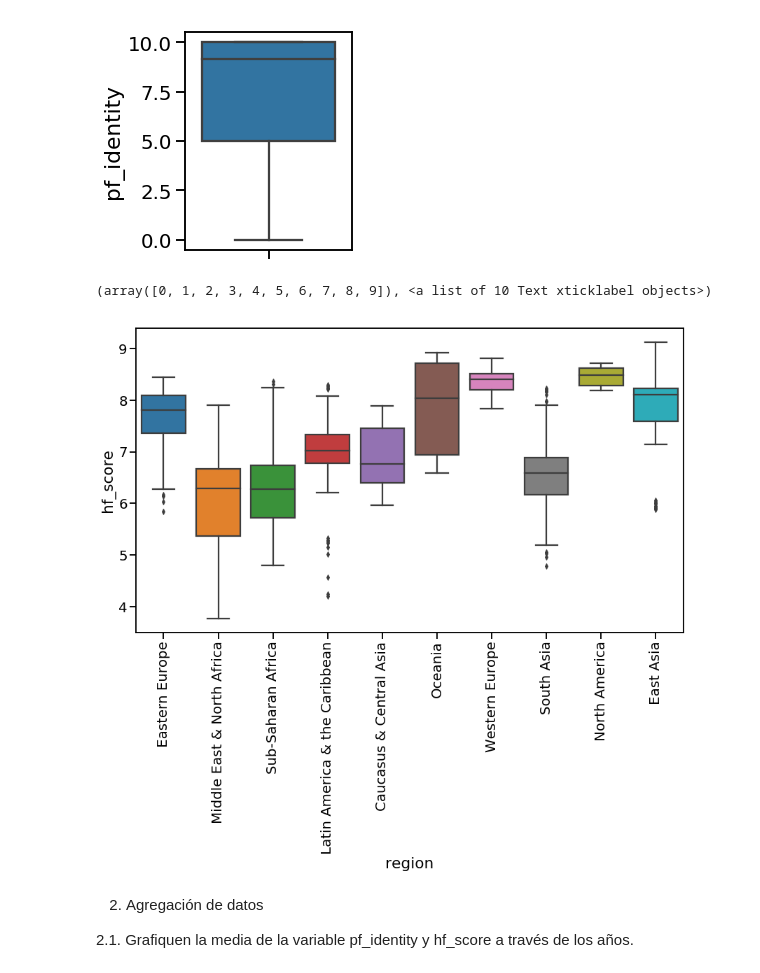
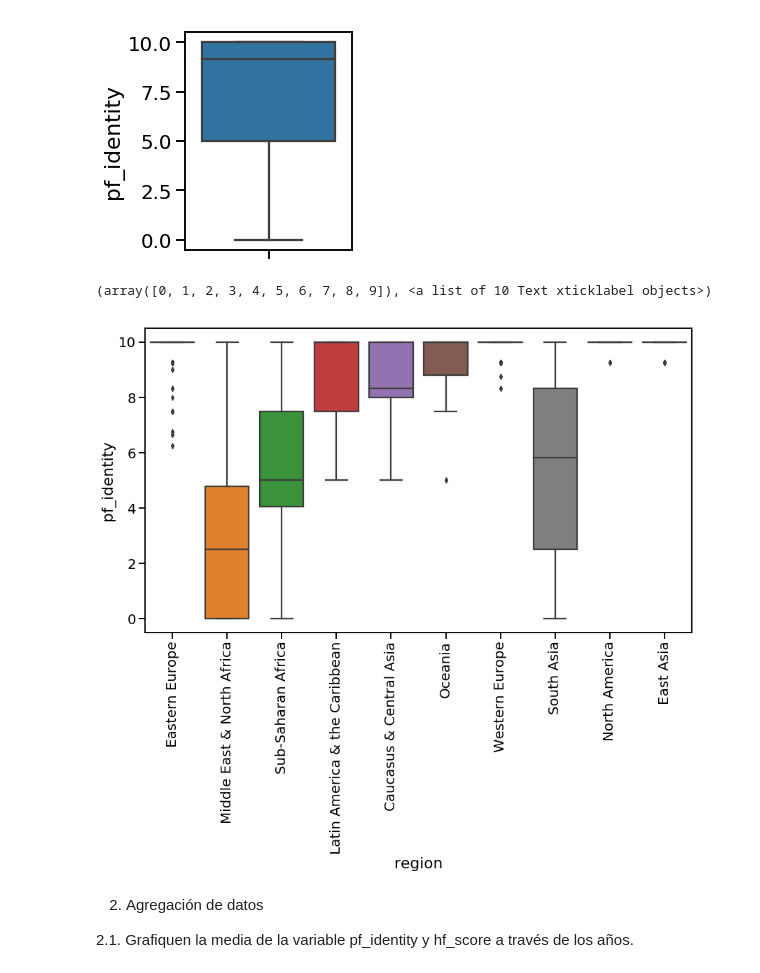
Before and after one commit to leoeugelaura/AnalisisyVisualizacion, a Jupyter notebook: ayv_tp01_humanfreedom.ipynb, the cells around one changed output. Saved outputs shown, nothing was run; the diff lists cells and outputs as text; code cells hidden in the pictures.

```diff
--- a/ayv_tp01_humanfreedom.ipynb
+++ b/ayv_tp01_humanfreedom.ipynb
@@ -233,11 +233,11 @@ plt.xticks(rotation=90)
 [figure]
 # %%
 plt.figure(figsize=(14,8))
-seaborn.boxplot(data=dataset, x='region', y='hf_score')
+seaborn.boxplot(data=dataset, x='region', y='pf_identity')
 plt.xticks(rotation=90)
 # %% [output]
 (array([0, 1, 2, 3, 4, 5, 6, 7, 8, 9]), <a list of 10 Text xticklabel objects>)
-[figure, old version]
+[figure, new version]
 # %% [markdown]
 2. Agregación de datos
 
```
